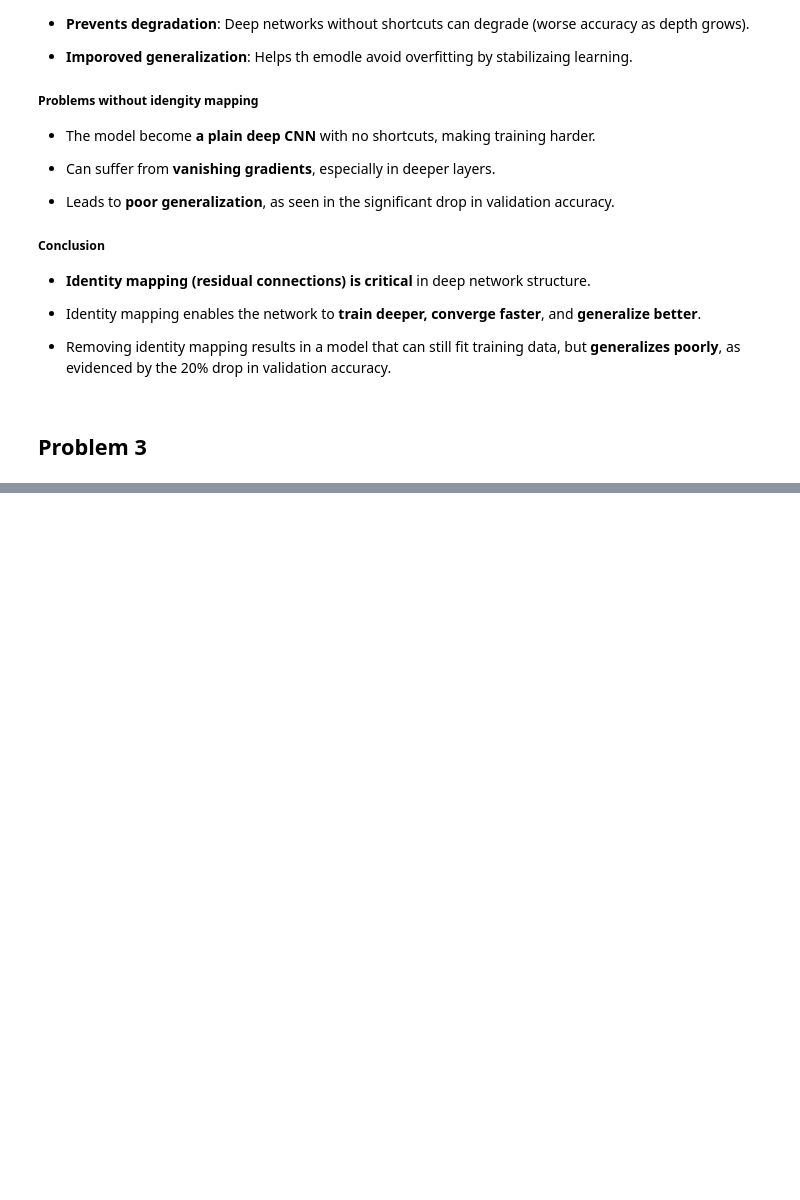
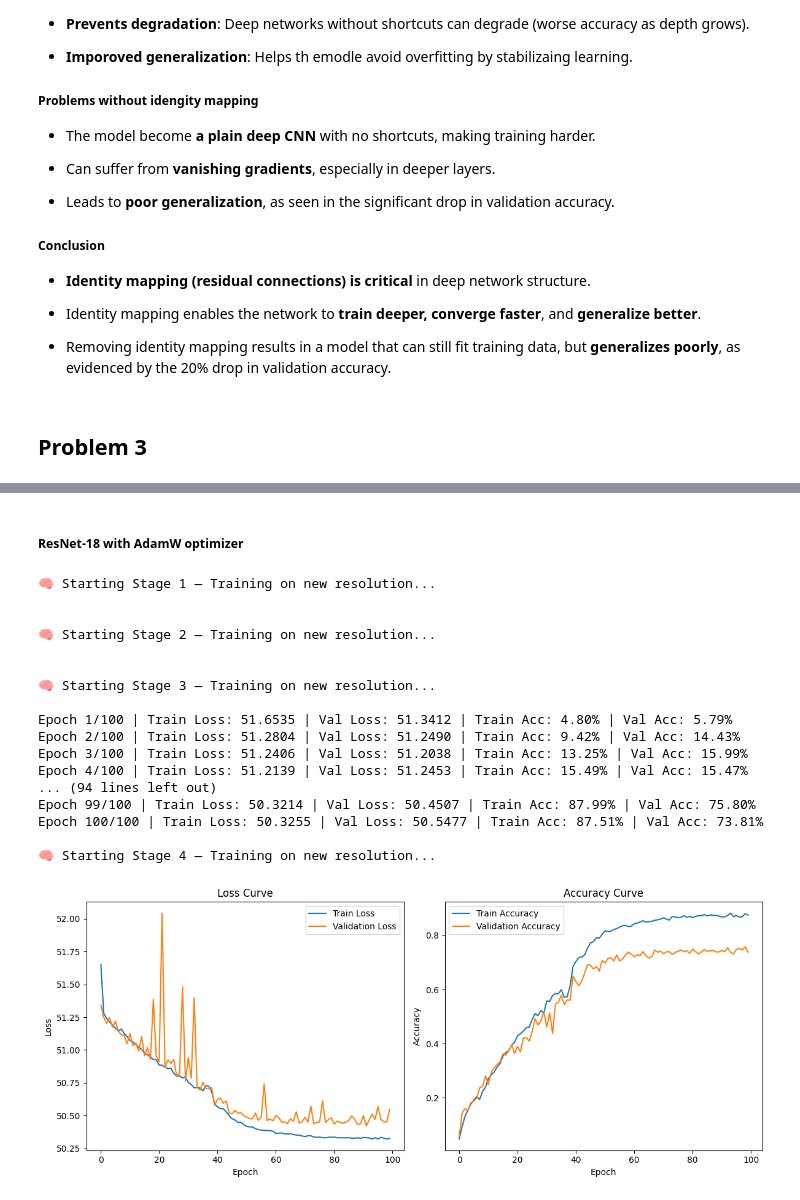
Before and after one commit to wilbur1240/dl-2025-spring, a Jupyter notebook: DL_HW1/hw1_110511177.ipynb, the cells around one changed output, grey strips where cells are left out. Cells and saved outputs as stored; diff of their text form; code cells hidden in the pictures; blank space fills up the shorter version.

```diff
--- a/DL_HW1/hw1_110511177.ipynb
+++ b/DL_HW1/hw1_110511177.ipynb
@@ -1597,0 +1712,25 @@ Epoch 100/100 | Train Loss: 0.0020 | Val Loss: 1.5139 | Train Acc: 99.98% | Val
+# %% [markdown]
+##### ResNet-18 with AdamW optimizer
+# %%
+train_losses, val_losses, train_accs, val_accs = train_curriculum(model, criterion, optimizer, epochs_per_stage=[0, 0, 100, 0])
+
+plot_learning_curves(train_losses, val_losses, train_accs, val_accs)
+# %% [output]
+🧠 Starting Stage 1 — Training on new resolution...
+
+
+🧠 Starting Stage 2 — Training on new resolution...
+
+
+🧠 Starting Stage 3 — Training on new resolution...
+
+Epoch 1/100 | Train Loss: 51.6535 | Val Loss: 51.3412 | Train Acc: 4.80% | Val Acc: 5.79%
+Epoch 2/100 | Train Loss: 51.2804 | Val Loss: 51.2490 | Train Acc: 9.42% | Val Acc: 14.43%
+Epoch 3/100 | Train Loss: 51.2406 | Val Loss: 51.2038 | Train Acc: 13.25% | Val Acc: 15.99%
+Epoch 4/100 | Train Loss: 51.2139 | Val Loss: 51.2453 | Train Acc: 15.49% | Val Acc: 15.47%
+... (94 lines left out)
+Epoch 99/100 | Train Loss: 50.3214 | Val Loss: 50.4507 | Train Acc: 87.99% | Val Acc: 75.80%
+Epoch 100/100 | Train Loss: 50.3255 | Val Loss: 50.5477 | Train Acc: 87.51% | Val Acc: 73.81%
+
+🧠 Starting Stage 4 — Training on new resolution...
+[figure, added]
```
Also changed, not shown: parts of 40 cells of this notebook.
